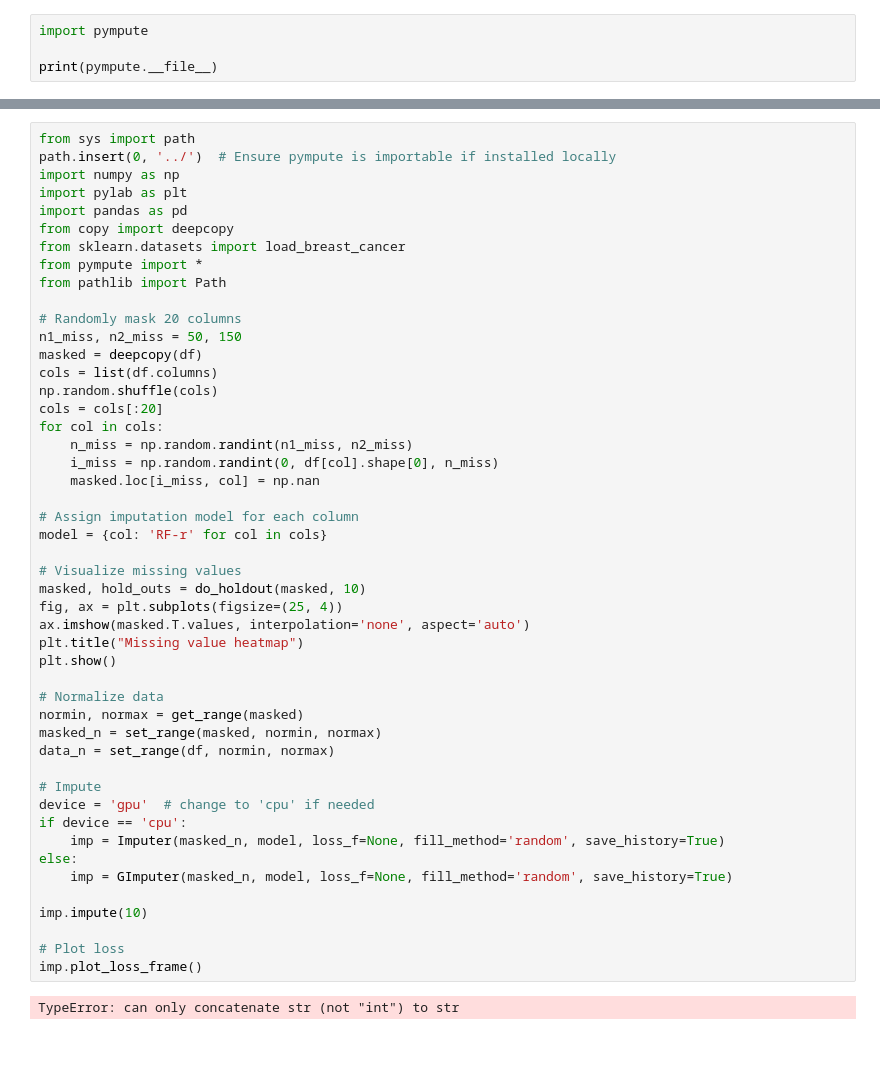
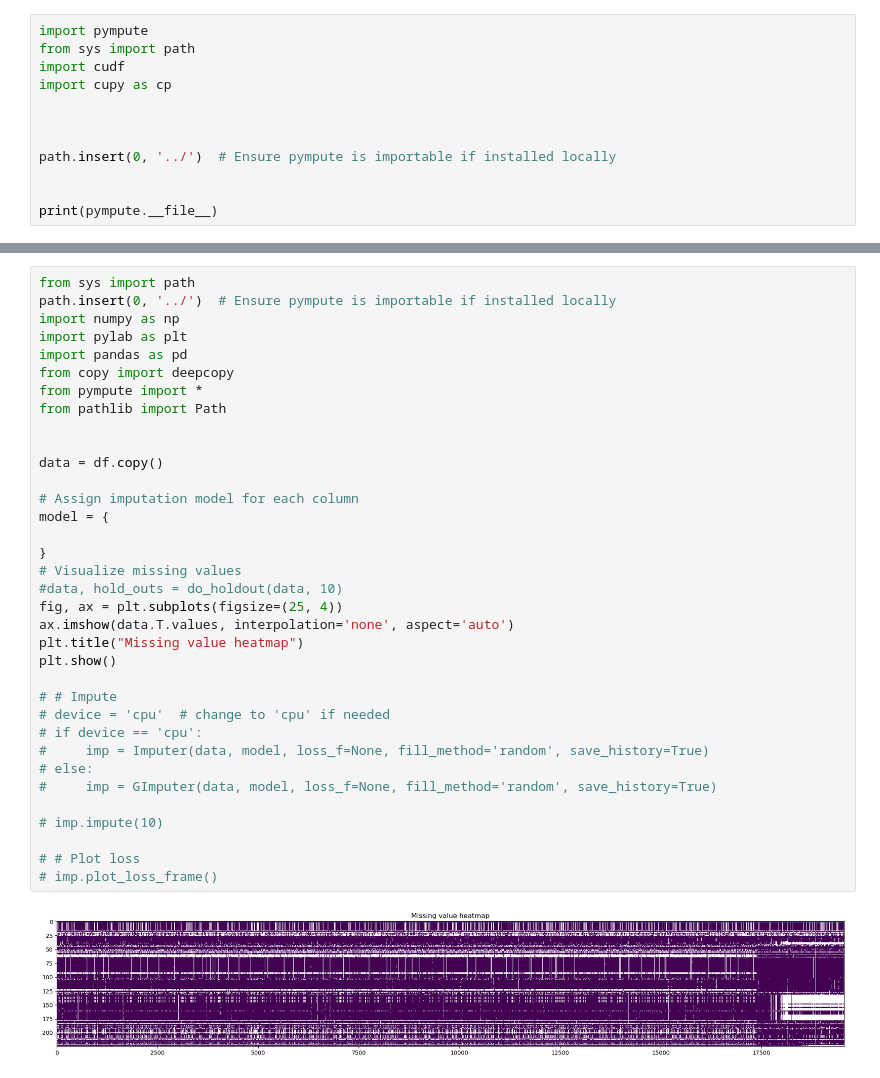
Before and after one commit to olsenben/PREDDICT-SPAULDING, a Jupyter notebook: notebooks/data_imputing.ipynb, the cells around one changed output, grey strips where cells are left out. Drawn from its saved outputs; the diff is of its cells as text; blank space fills up the shorter version.

Commit message:
updated data imputing notebook

```diff
--- a/notebooks/data_imputing.ipynb
+++ b/notebooks/data_imputing.ipynb
@@ -1,5 +1,13 @@
 # %%
 import pympute
+from sys import path
+import cudf
+import cupy as cp
+
+
+
+path.insert(0, '../')  # Ensure pympute is importable if installed locally
+
 
 print(pympute.__file__)
 # %% [output]
@@ -26,50 +96,37 @@ with open(code_dic_path, 'r') as file:
 # %%
 from sys import path
 path.insert(0, '../')  # Ensure pympute is importable if installed locally
 import numpy as np
 import pylab as plt
 import pandas as pd
 from copy import deepcopy
-from sklearn.datasets import load_breast_cancer
 from pympute import *
 from pathlib import Path
 
-# Randomly mask 20 columns
-n1_miss, n2_miss = 50, 150
-masked = deepcopy(df)
-cols = list(df.columns)
-np.random.shuffle(cols)
-cols = cols[:20]
-for col in cols:
-    n_miss = np.random.randint(n1_miss, n2_miss)
-    i_miss = np.random.randint(0, df[col].shape[0], n_miss)
-    masked.loc[i_miss, col] = np.nan
+
+data = df.copy()
 
 # Assign imputation model for each column
-model = {col: 'RF-r' for col in cols}
+model = {
 
+}
 # Visualize missing values
-masked, hold_outs = do_holdout(masked, 10)
+#data, hold_outs = do_holdout(data, 10)
 fig, ax = plt.subplots(figsize=(25, 4))
-ax.imshow(masked.T.values, interpolation='none', aspect='auto')
+ax.imshow(data.T.values, interpolation='none', aspect='auto')
 plt.title("Missing value heatmap")
 plt.show()
 
-# Normalize data
-normin, normax = get_range(masked)
-masked_n = set_range(masked, normin, normax)
-data_n = set_range(df, normin, normax)
+# # Impute
+# device = 'cpu'  # change to 'cpu' if needed
+# if device == 'cpu':
+#     imp = Imputer(data, model, loss_f=None, fill_method='random', save_history=True)
+# else:
+#     imp = GImputer(data, model, loss_f=None, fill_method='random', save_history=True)
 
-# Impute
-device = 'gpu'  # change to 'cpu' if needed
-if device == 'cpu':
-    imp = Imputer(masked_n, model, loss_f=None, fill_method='random', save_history=True)
-else:
-    imp = GImputer(masked_n, model, loss_f=None, fill_method='random', save_history=True)
+# imp.impute(10)
 
-imp.impute(10)
-
-# Plot loss
-imp.plot_loss_frame()
+# # Plot loss
+# imp.plot_loss_frame()
 # %% [output]
-TypeError: can only concatenate str (not "int") to str
+[figure, added]
```
Also changed, not shown: parts of 4 cells of this notebook, 8 other files.
